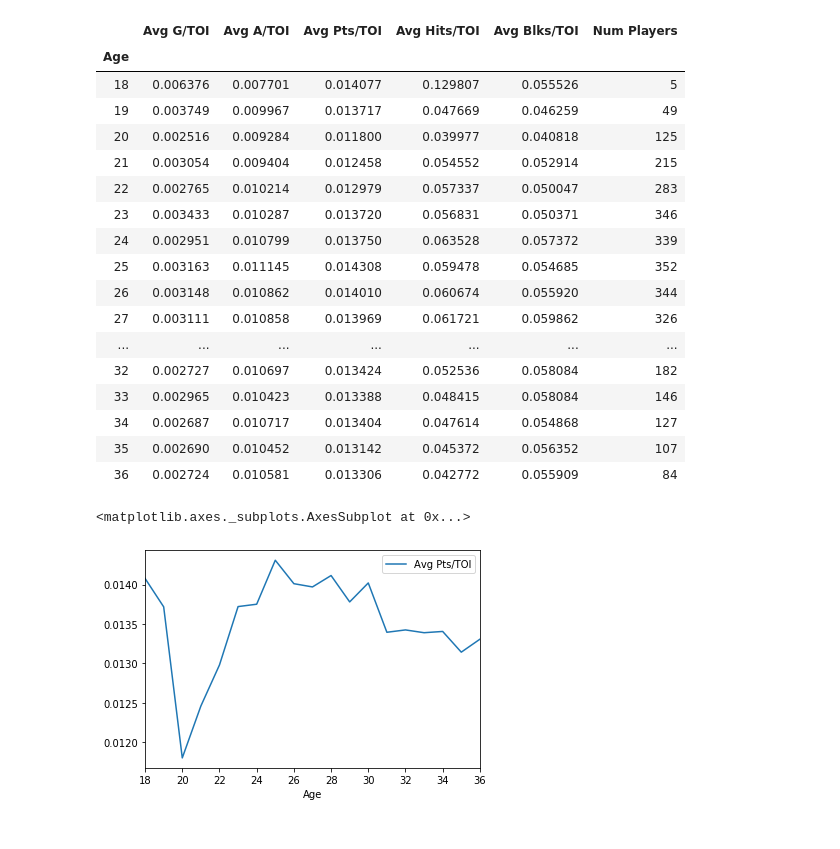
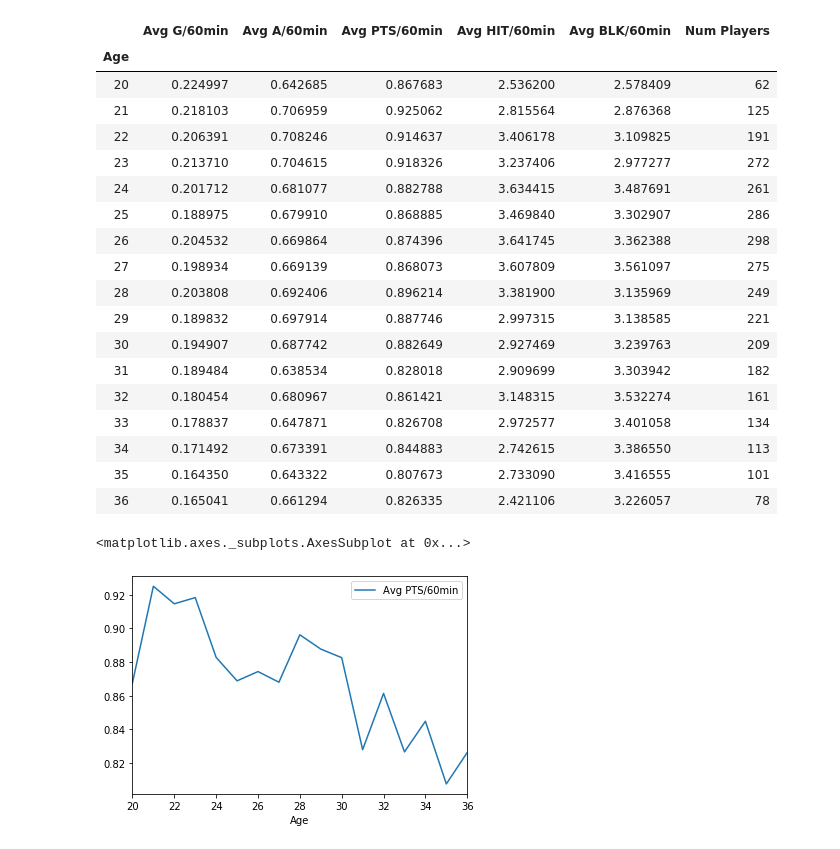
Before and after one commit to Silveris/HockeyStuff, a Jupyter notebook: data_analysis.ipynb, the cells around one changed output. Drawn from its saved outputs; the diff is of its cells as text; code cells hidden in the pictures.

```diff
--- a/data_analysis.ipynb
+++ b/data_analysis.ipynb
@@ -6,0 +4,3 @@ nhl_data = pd.read_excel(file)
+# %%
+file = "data/clean_hockey_data.csv"
+nhl_df = pd.read_csv(file)
@@ -47 +82,10 @@ ssn04_df = forwards_data[forwards_data["Season"] == 24]
+# %%
+forwards_data = nhl_df[(nhl_df["Pos"] != "D") & (nhl_df["Age"] >= 20)]
+defensemen_data = nhl_df[(nhl_df["Pos"] == "D") & (nhl_df["Age"] >= 20)]
+
+# Exlcuding 18/19 yr olds because of how few there are and their tendency to be superstars
+young_df = forwards_data[(forwards_data["Age"] <= 22) & (forwards_data["Age"] >= 20)]
+
+ssn18_df = forwards_data[forwards_data["Season"] == 2018]
+ssn04_df = forwards_data[forwards_data["Season"] == 24]
 # %%
@@ -126,44 +177,45 @@ age_group_df.plot(kind="line", y = "Avg G/TOI")
 # %%
 temp_df = defensemen_data.groupby(["Age"])
 
-avg_goals = temp_df["Goals / Time on Ice"].mean()
-avg_assists = temp_df["Assists / Time on Ice"].mean()
-avg_pts = temp_df["Points / Time on Ice"].mean()
-avg_hits = temp_df["Hits / Time on Ice"].mean()
-avg_blocks = temp_df["Blocks / Time on Ice"].mean()
+avg_goals = temp_df["G/60min"].mean()
+avg_assists = temp_df["A/60min"].mean()
+avg_pts = temp_df["PTS/60min"].mean()
+avg_hits = temp_df["HIT/60min"].mean()
+avg_blocks = temp_df["BLK/60min"].mean()
 count = temp_df["Age"].count()
 
 d_age_group_df = pd.DataFrame({
-    "Avg G/TOI" : avg_goals,
-    "Avg A/TOI" : avg_assists,
-    "Avg Pts/TOI" : avg_pts,
-    "Avg Hits/TOI" : avg_hits,
-    "Avg Blks/TOI" : avg_blocks,
+    "Avg G/60min" : avg_goals,
+    "Avg A/60min" : avg_assists,
+    "Avg PTS/60min" : avg_pts,
+    "Avg HIT/60min" : avg_hits,
+    "Avg BLK/60min" : avg_blocks,
     "Num Players" : count
 })
 
 d_age_group_df.head(25)
 # %% [output]
-|  | Avg G/TOI | Avg A/TOI | Avg Pts/TOI | Avg Hits/TOI | Avg Blks/TOI | Num Players |
+|  | Avg G/60min | Avg A/60min | Avg PTS/60min | Avg HIT/60min | Avg BLK/60min | Num Players |
 | Age |  |  |  |  |  |  |
-| 18 | 0.006376 | 0.007701 | 0.014077 | 0.129807 | 0.055526 | 5 |
-| 19 | 0.003749 | 0.009967 | 0.013717 | 0.047669 | 0.046259 | 49 |
-| 20 | 0.002516 | 0.009284 | 0.011800 | 0.039977 | 0.040818 | 125 |
-| 21 | 0.003054 | 0.009404 | 0.012458 | 0.054552 | 0.052914 | 215 |
-| 22 | 0.002765 | 0.010214 | 0.012979 | 0.057337 | 0.050047 | 283 |
-| 23 | 0.003433 | 0.010287 | 0.013720 | 0.056831 | 0.050371 | 346 |
-| 24 | 0.002951 | 0.010799 | 0.013750 | 0.063528 | 0.057372 | 339 |
-| 25 | 0.003163 | 0.011145 | 0.014308 | 0.059478 | 0.054685 | 352 |
-| 26 | 0.003148 | 0.010862 | 0.014010 | 0.060674 | 0.055920 | 344 |
-| 27 | 0.003111 | 0.010858 | 0.013969 | 0.061721 | 0.059862 | 326 |
-| ... | ... | ... | ... | ... | ... | ... |
-| 32 | 0.002727 | 0.010697 | 0.013424 | 0.052536 | 0.058084 | 182 |
-| 33 | 0.002965 | 0.010423 | 0.013388 | 0.048415 | 0.058084 | 146 |
-| 34 | 0.002687 | 0.010717 | 0.013404 | 0.047614 | 0.054868 | 127 |
-| 35 | 0.002690 | 0.010452 | 0.013142 | 0.045372 | 0.056352 | 107 |
-| 36 | 0.002724 | 0.010581 | 0.013306 | 0.042772 | 0.055909 | 84 |
+| 20 | 0.224997 | 0.642685 | 0.867683 | 2.536200 | 2.578409 | 62 |
+| 21 | 0.218103 | 0.706959 | 0.925062 | 2.815564 | 2.876368 | 125 |
+| 22 | 0.206391 | 0.708246 | 0.914637 | 3.406178 | 3.109825 | 191 |
+| 23 | 0.213710 | 0.704615 | 0.918326 | 3.237406 | 2.977277 | 272 |
+| 24 | 0.201712 | 0.681077 | 0.882788 | 3.634415 | 3.487691 | 261 |
+| 25 | 0.188975 | 0.679910 | 0.868885 | 3.469840 | 3.302907 | 286 |
+| 26 | 0.204532 | 0.669864 | 0.874396 | 3.641745 | 3.362388 | 298 |
+| 27 | 0.198934 | 0.669139 | 0.868073 | 3.607809 | 3.561097 | 275 |
+| 28 | 0.203808 | 0.692406 | 0.896214 | 3.381900 | 3.135969 | 249 |
+| 29 | 0.189832 | 0.697914 | 0.887746 | 2.997315 | 3.138585 | 221 |
+| 30 | 0.194907 | 0.687742 | 0.882649 | 2.927469 | 3.239763 | 209 |
+| 31 | 0.189484 | 0.638534 | 0.828018 | 2.909699 | 3.303942 | 182 |
+| 32 | 0.180454 | 0.680967 | 0.861421 | 3.148315 | 3.532274 | 161 |
+| 33 | 0.178837 | 0.647871 | 0.826708 | 2.972577 | 3.401058 | 134 |
+| 34 | 0.171492 | 0.673391 | 0.844883 | 2.742615 | 3.386550 | 113 |
+| 35 | 0.164350 | 0.643322 | 0.807673 | 2.733090 | 3.416555 | 101 |
+| 36 | 0.165041 | 0.661294 | 0.826335 | 2.421106 | 3.226057 | 78 |
 # %%
-d_age_group_df.plot(kind="line", y = "Avg Pts/TOI")
+d_age_group_df.plot(kind="line", y = "Avg PTS/60min")
 # %% [output]
 <matplotlib.axes._subplots.AxesSubplot at 0x...>
-[figure, old version]
+[figure, new version]
```
Also changed, not shown: parts of 16 cells of this notebook, 1 other file.
